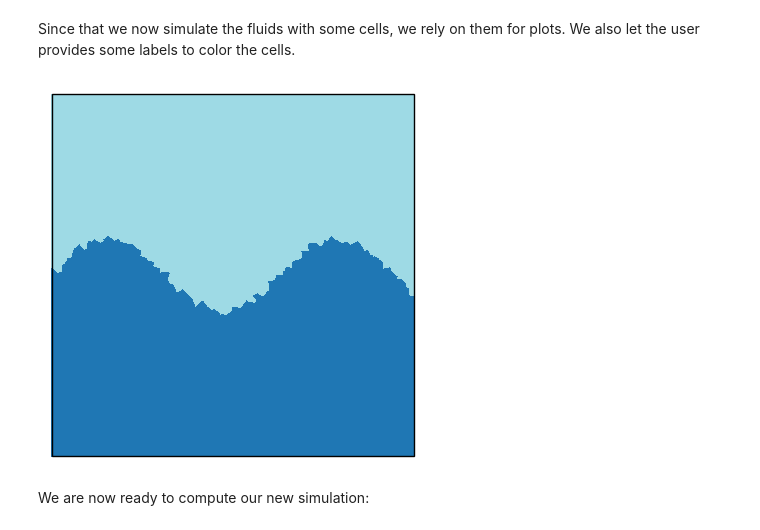
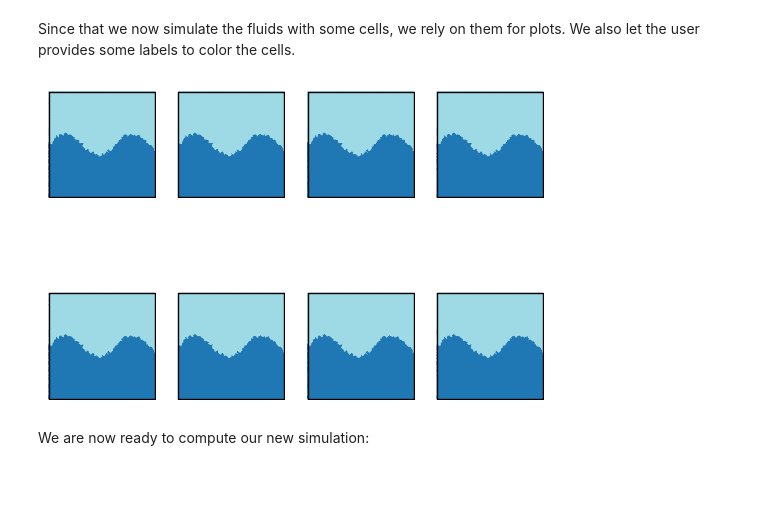
Before and after one commit to PlathC/pygeogram, a Jupyter notebook: examples/fluid-2d.ipynb, the cells around one changed output. Cells and saved outputs as stored; diff of their text form; code cells hidden in the pictures; blank space fills up the shorter version.

```diff
--- a/examples/fluid-2d.ipynb
+++ b/examples/fluid-2d.ipynb
@@ -132,24 +174,18 @@ Note here we used the simplest method (called "semi-explicit Euler") to approxim
 
 OK so now when you compute the simulation, you see your points moving along nice parabolas, as expected, but soon the points move outside the domain.
 # %%
-def euler_step(seeds, velocities, masses, tau=.005, g=9.81):
-    f = -masses * g
-
-    f = np.c_[np.zeros(len(masses)), -masses * g]
-    v = velocities + tau*f / masses[:, np.newaxis]
-    s = seeds + tau*v
-    return s, v
-
-
 masses     = np.ones(SEED_NB)
 velocities = np.random.rand(SEED_NB, 2) * 2. - 1.
 
 animation  = [ INITIAL_SEEDS ]
 last_velocities = velocities
+
 for i in trange(100):
     current_seeds, last_velocities = euler_step(animation[-1], last_velocities, masses)
-
     animation    += [ current_seeds ]
     animation[-1] = np.clip(animation[-1], 0., 1.)
 
-plot_particles_sequence(animation[::9])
+if VIDEO:
+    save_particle_video(animation, 'out/euler_step2')
+else:
+    plot_particles_sequence(animation[::9])
@@ -571,27 +608,98 @@ masses[labels] = 3
 # %% [markdown]
 Since that we now simulate the fluids with some cells, we rely on them for plots. We also let the user provides some labels to color the cells.
 # %%
+from matplotlib.collections import LineCollection
+
+
+def facets(voronoi):
+    NO_INDEX = -1  # Special value for invalid indices (edge on border)
+
+    # Compute one entry per triangle half-edge (3*nt entries) with:
+    # I is the seed associated with the triangle
+    # J is the seed on the other side of the triangle's edge (NO_INDEX on border)
+    # V1 and V2 are the two vertices of the triangle
+    i = voronoi.tseed
+
+    tadj = voronoi.tadj
+    tadj = tadj[:, [1, 2, 0]] # <- permute columns to match std convention for triangulations:
+                              #   different in geogram meshes because they also support n-sided polygons
+
+    j = tadj.T.flatten().astype(np.int32)
+    j = np.where(j != NO_INDEX, i[j], NO_INDEX).astype(np.int32)  # lookup seed on other side
+
+    i  = np.concatenate((i, i, i))
+    v1 = np.concatenate((voronoi.t[:, 1], voronoi.t[:, 2], voronoi.t[:, 0]))
+    v2 = np.concatenate((voronoi.t[:, 2], voronoi.t[:, 0], voronoi.t[:, 1]))
+
+    # Remove (i,j,v1,v2) index quadruplets that correspond to
+    #   - border triangle edges (j == NO_INDEX)
+    #   - triangle edges inside Laguerre cell (i == j)
+    qidx = np.column_stack((i, j, v1, v2))
+    qidx = qidx[np.logical_and(i != j, j != NO_INDEX)]
+
+    i = qidx[:, 0]  # re-extract i, j, v1, v2
+    j = qidx[:, 1]
+    v1 = qidx[:, 2]
+    v2 = qidx[:, 3]
+
+    return i, j, v1, v2
+
+
 def plot_particles_sequence(voronois, labels):
     img_nb    = len(voronois)
     _, axes = plt.subplots( int( np.ceil(img_nb / 4) ), min( img_nb, 4 ) )
     for img in range(img_nb):
         current = voronois[img]
 
         ax = axes if img_nb == 1 else (axes[img] if img_nb <= 4 else axes[img // 4, img % 4])
 
         triangulation = tri.Triangulation(current.q[:, 0], current.q[:, 1], current.t)
-        ax.tripcolor(triangulation, labels[current.tseed], shading='flat', cmap='tab20')
+        ax.tripcolor(triangulation, labels[current.tseed], shading='flat', cmap='tab20', antialiased=True, edgecolors='face', linewidth=0.72)
         ax.add_patch( matplotlib.patches.Rectangle((0, 0), 1, 1, color='black', fc = 'none',lw = 1))
 
         ax.set_aspect('equal')
         ax.margins(0.01)
         ax.axis('off')
 
 
+def save_particle_video(voronois, labels, out_folder, figsize=(10, 10)):
+    os.makedirs(os.getcwd() + os.sep + out_folder, exist_ok=True)
+
+    img_nb = len(voronois)
+    for i in trange(img_nb):
+        fig, ax = plt.subplots( 1, 1, figsize=figsize )
+
+        current = voronois[i]
+
+        triangulation = tri.Triangulation(current.q[:, 0], current.q[:, 1], current.t)
+        ax.tripcolor(triangulation, labels[current.tseed], shading='flat', cmap='tab20', antialiased=True, edgecolors='face', linewidth=0.72)
+        ax.add_patch( matplotlib.patches.Rectangle((0, 0), 1, 1, color='black', fc = 'none',lw = 1))
+
+        _, _, v1, v2 = facets(current)
+        lines = np.c_[current.q[v1], current.q[v2]].reshape(len(v1), 2, 2)
+
+        lc = LineCollection(lines, colors='black', linewidths=1, alpha=1, antialiaseds=True)
+        ax.add_collection(lc)
+
+        ax.set_aspect('equal')
+        ax.margins(0.01)
+        ax.axis('off')
+
+        # Save figure
+        os.makedirs(os.getcwd() + '/out', exist_ok=True)
+        fig.savefig(os.getcwd() + os.sep + out_folder + os.sep + '{0:04d}.png'.format(i))
+        plt.close()
+
+
 voronoi = geo.Voronoi(seeds, domain_vertices=domain_vertices, domain_simplices=domain_triangles)
-plot_particles_sequence([voronoi], labels)
+
+VIDEO = False
+if VIDEO:
+    save_particle_video([voronoi], labels, 'out/test-voronoi')
+else:
+    plot_particles_sequence([voronoi] * 8, labels)
 # %% [output]
-[figure, old version]
+[figure, new version]
 # %% [markdown]
 We are now ready to compute our new simulation:
 # %%
```
Also changed, not shown: parts of 10 cells of this notebook.
